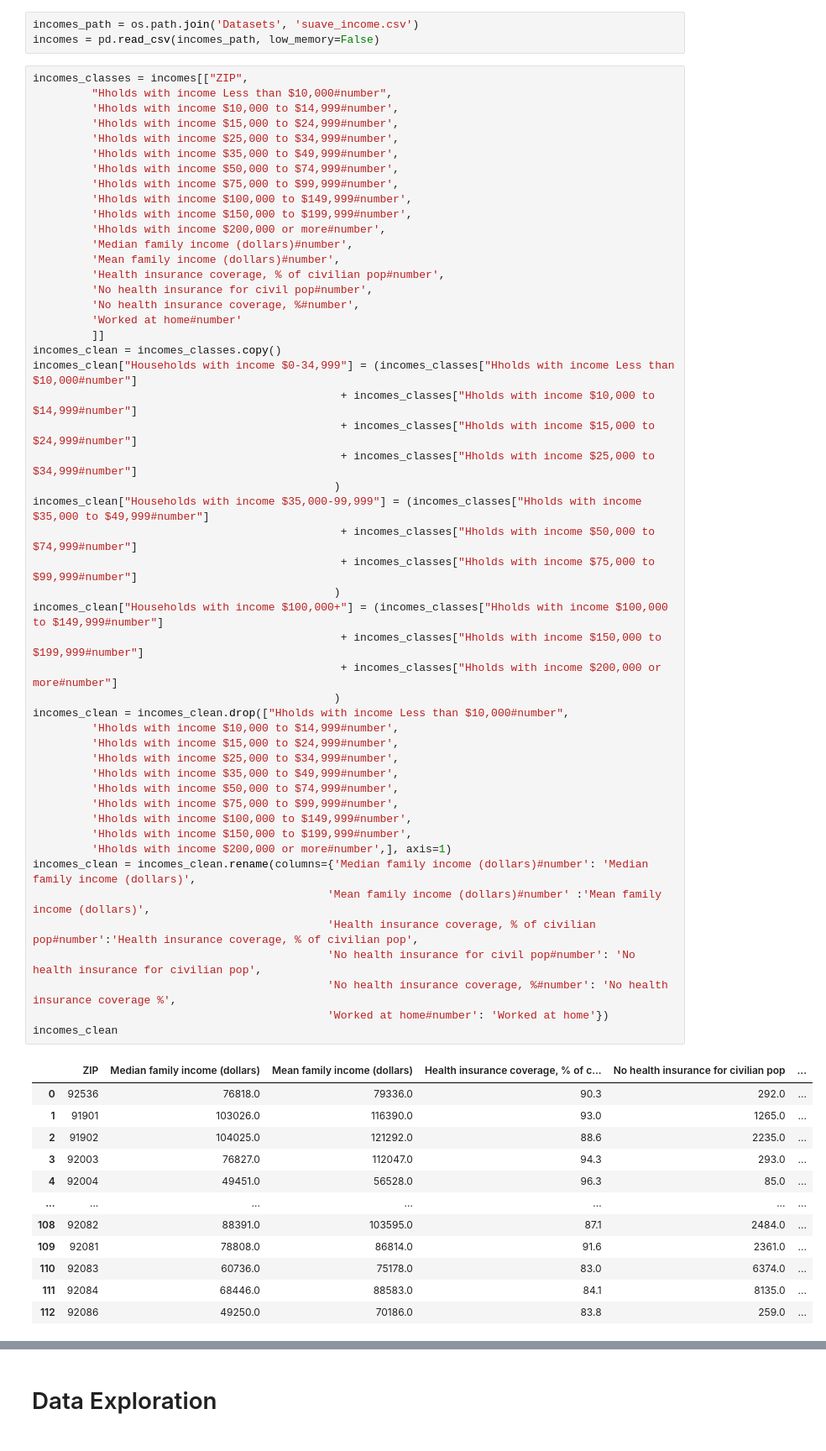
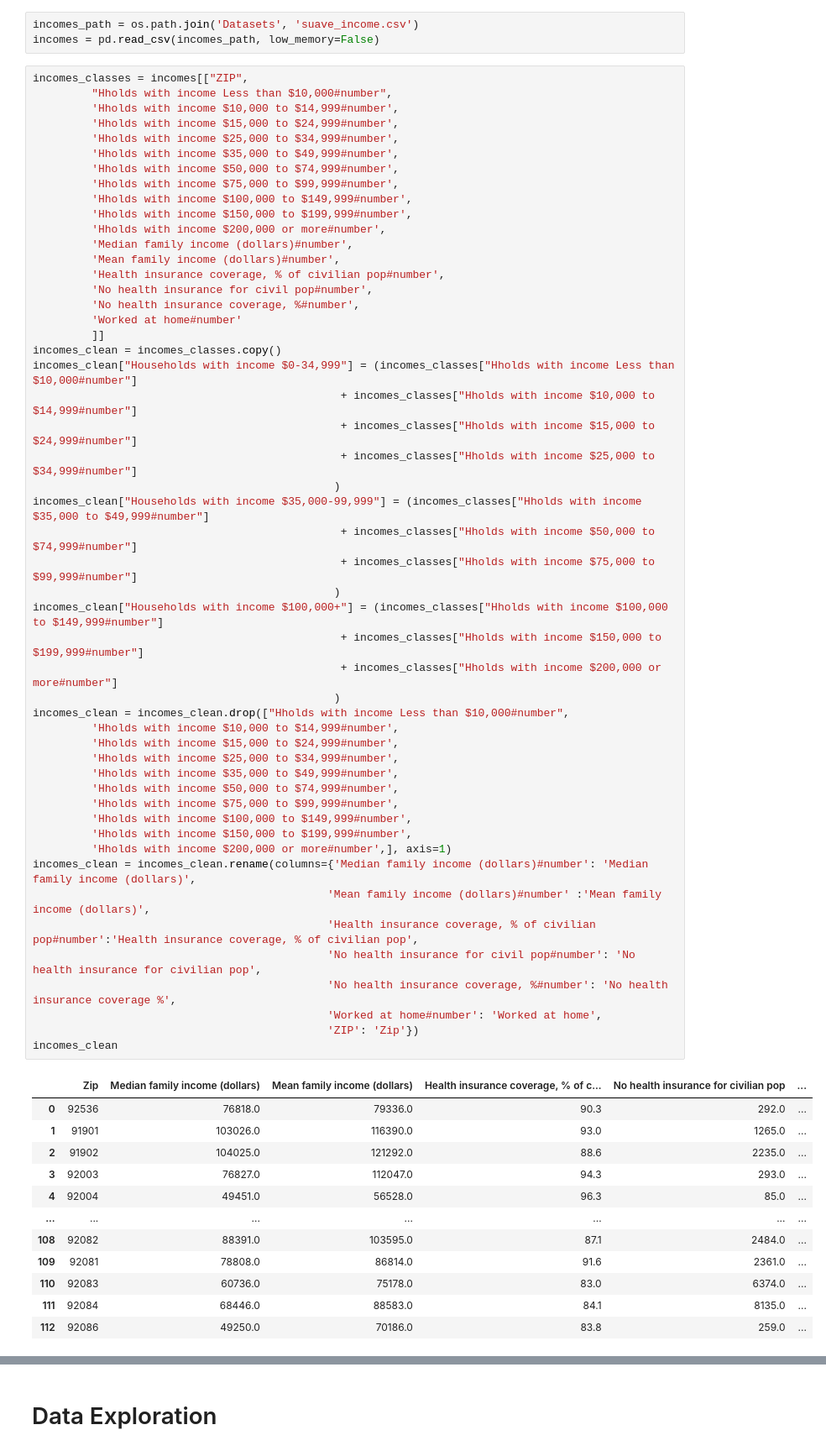
Before and after one commit to renaldyh27/COVID-Cool-for-School, a Jupyter notebook: Cleaning Datasets (Benjamin).ipynb, the cells around one changed output, grey strips where cells are left out. Shown at 84% size. Saved outputs shown, nothing was run; the diff lists cells and outputs as text.

```diff
--- a/Cleaning Datasets (Benjamin).ipynb
+++ b/Cleaning Datasets (Benjamin).ipynb
@@ -185,35 +188,36 @@ incomes_clean = incomes_classes.copy()
 incomes_clean["Households with income $0-34,999"] = (incomes_classes["Hholds with income Less than $10,000#number"]
                                                + incomes_classes["Hholds with income $10,000 to $14,999#number"]
                                                + incomes_classes["Hholds with income $15,000 to $24,999#number"]
                                                + incomes_classes["Hholds with income $25,000 to $34,999#number"]
                                               )
 incomes_clean["Households with income $35,000-99,999"] = (incomes_classes["Hholds with income $35,000 to $49,999#number"]
                                                + incomes_classes["Hholds with income $50,000 to $74,999#number"]
                                                + incomes_classes["Hholds with income $75,000 to $99,999#number"]
                                               )
 incomes_clean["Households with income $100,000+"] = (incomes_classes["Hholds with income $100,000 to $149,999#number"]
                                                + incomes_classes["Hholds with income $150,000 to $199,999#number"]
                                                + incomes_classes["Hholds with income $200,000 or more#number"]
                                               )
 incomes_clean = incomes_clean.drop(["Hholds with income Less than $10,000#number",
          'Hholds with income $10,000 to $14,999#number',
          'Hholds with income $15,000 to $24,999#number',
          'Hholds with income $25,000 to $34,999#number',
          'Hholds with income $35,000 to $49,999#number',
          'Hholds with income $50,000 to $74,999#number',
          'Hholds with income $75,000 to $99,999#number',
          'Hholds with income $100,000 to $149,999#number',
          'Hholds with income $150,000 to $199,999#number',
          'Hholds with income $200,000 or more#number',], axis=1)
 incomes_clean = incomes_clean.rename(columns={'Median family income (dollars)#number': 'Median family income (dollars)',
                                              'Mean family income (dollars)#number' :'Mean family income (dollars)',
                                              'Health insurance coverage, % of civilian pop#number':'Health insurance coverage, % of civilian pop',
                                              'No health insurance for civil pop#number': 'No health insurance for civilian pop',
                                              'No health insurance coverage, %#number': 'No health insurance coverage %',
-                                             'Worked at home#number': 'Worked at home'})
+                                             'Worked at home#number': 'Worked at home',
+                                             'ZIP': 'Zip'})
 incomes_clean
 # %% [output]
-|  | ZIP | Median family income (dollars) | Mean family income (dollars) | Health insurance coverage, % of c... | No health insurance for civilian pop | ... |
+|  | Zip | Median family income (dollars) | Mean family income (dollars) | Health insurance coverage, % of c... | No health insurance for civilian pop | ... |
 | 0 | 92536 | 76818.0 | 79336.0 | 90.3 | 292.0 | ... |
 | 1 | 91901 | 103026.0 | 116390.0 | 93.0 | 1265.0 | ... |
 | 2 | 91902 | 104025.0 | 121292.0 | 88.6 | 2235.0 | ... |
```
Also changed, not shown: parts of 2 cells of this notebook, 1 other file.
